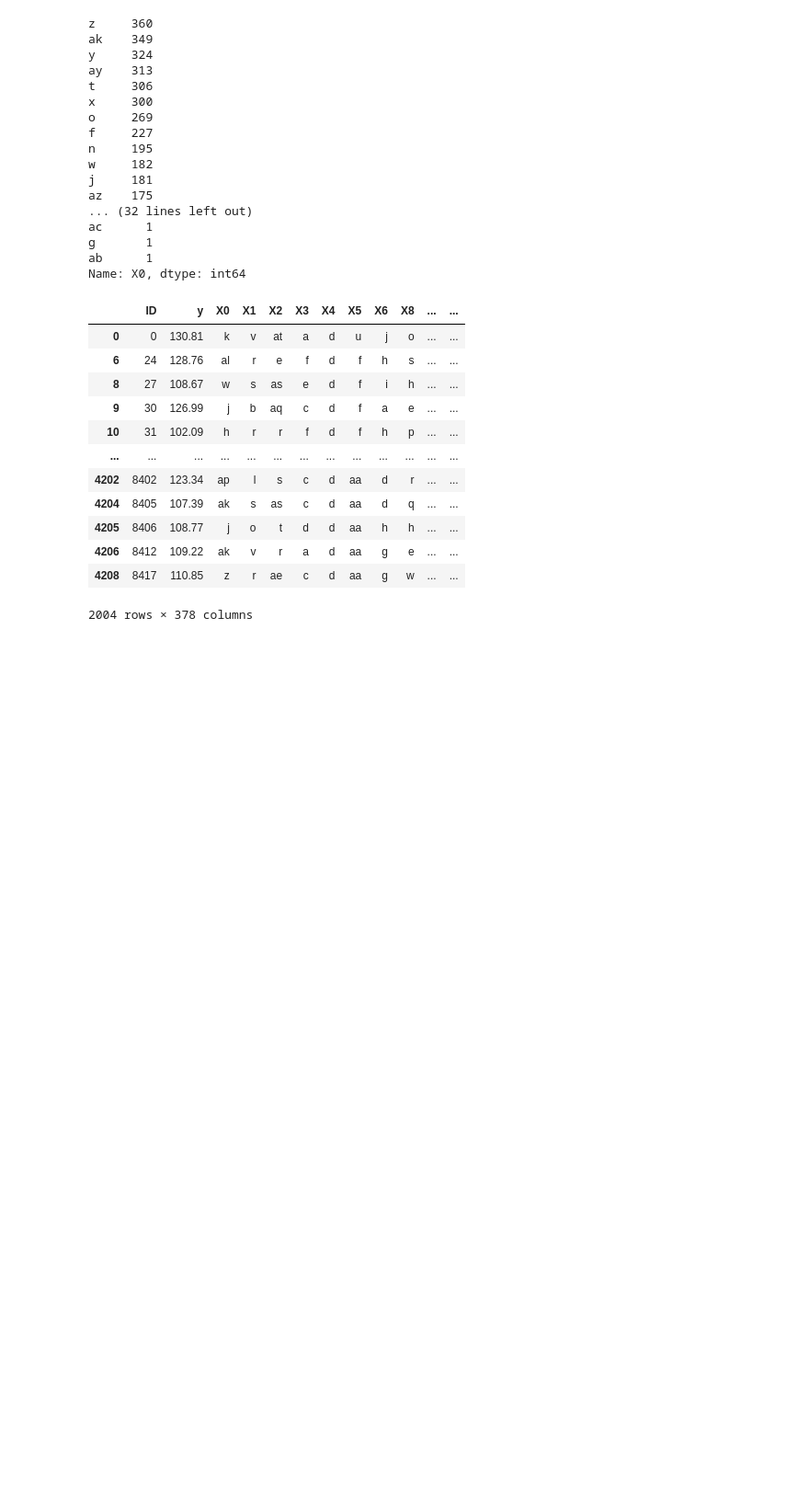
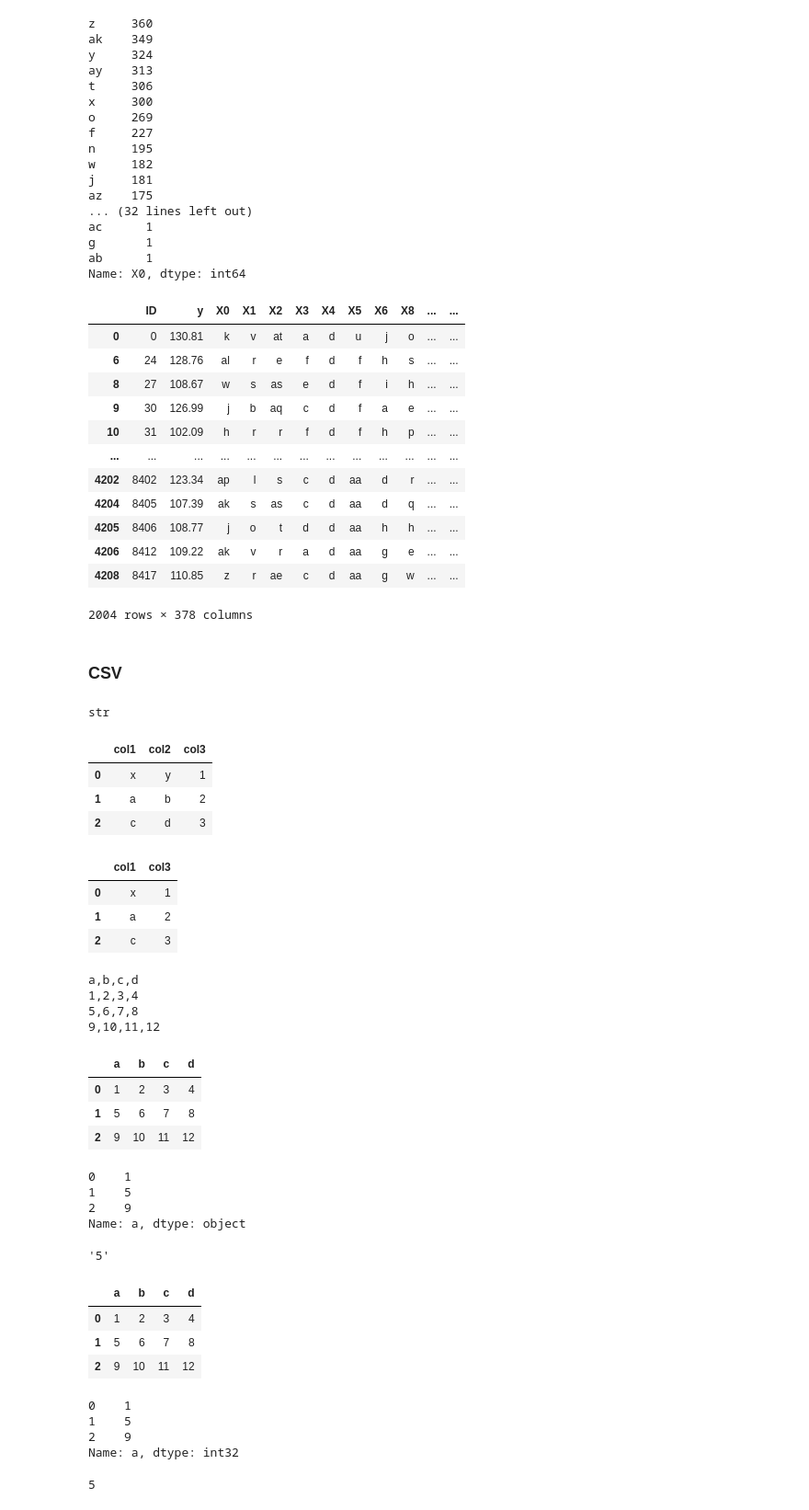
Before and after one commit to TaeMochi12/ML, a Jupyter notebook: pandas2.ipynb, the cells around one changed output. Shown at 92% size. Saved outputs shown, nothing was run; the diff lists cells and outputs as text; code cells hidden in the pictures; blank space fills up the shorter version.

```diff
--- a/pandas2.ipynb
+++ b/pandas2.ipynb
@@ -76,3 +76,5 @@ df[df['y']>100]
 | 4206 | 8412 | 109.22 | ak | v | r | a | d | aa | g | e | ... | ... |
 | 4208 | 8417 | 110.85 | z | r | ae | c | d | aa | g | w | ... | ... |
 2004 rows × 378 columns
+# %% [markdown]
+### CSV
@@ -78,0 +88,21 @@ df[df['y']>100]
+# %%
+type(data)
+# %% [output]
+str
+# %%
+pd.read_csv(StringIO(data))
+#It is the StringIO module is an in-memory, file-like object. It can be used to input or output the majority of functions users can expect from an ordinary file object. Once the user creates the StringIO objects, it is initially created by providing a string to the constructor.
+# %% [output]
+|  | col1 | col2 | col3 |
+| 0 | x | y | 1 |
+| 1 | a | b | 2 |
+| 2 | c | d | 3 |
+# %%
+# Read from specific columns
+df=pd.read_csv(StringIO(data),usecols=['col1','col3'])
+df
+# %% [output]
+|  | col1 | col3 |
+| 0 | x | 1 |
+| 1 | a | 2 |
+| 2 | c | 3 |
@@ -78,0 +111,51 @@ df[df['y']>100]
+# %%
+data=('a,b,c,d\n'
+      '1,2,3,4\n'
+      '5,6,7,8\n'
+      '9,10,11,12')
+# %%
+print(data)
+# %% [output]
+a,b,c,d
+1,2,3,4
+5,6,7,8
+9,10,11,12
+# %%
+# Custom data type
+df=pd.read_csv(StringIO(data),dtype=object)
+df
+# %% [output]
+|  | a | b | c | d |
+| 0 | 1 | 2 | 3 | 4 |
+| 1 | 5 | 6 | 7 | 8 |
+| 2 | 9 | 10 | 11 | 12 |
+# %%
+df['a']
+# %% [output]
+0    1
+1    5
+2    9
+Name: a, dtype: object
+# %%
+df['a'][1]
+# %% [output]
+'5'
+# %%
+df=pd.read_csv(StringIO(data),dtype=int)
+df
+# %% [output]
+|  | a | b | c | d |
+| 0 | 1 | 2 | 3 | 4 |
+| 1 | 5 | 6 | 7 | 8 |
+| 2 | 9 | 10 | 11 | 12 |
+# %%
+df['a']
+# %% [output]
+0    1
+1    5
+2    9
+Name: a, dtype: int32
+# %%
+df['a'][1]
+# %% [output]
+5
```
Also changed, not shown: parts of 17 cells of this notebook, 1 other file.
